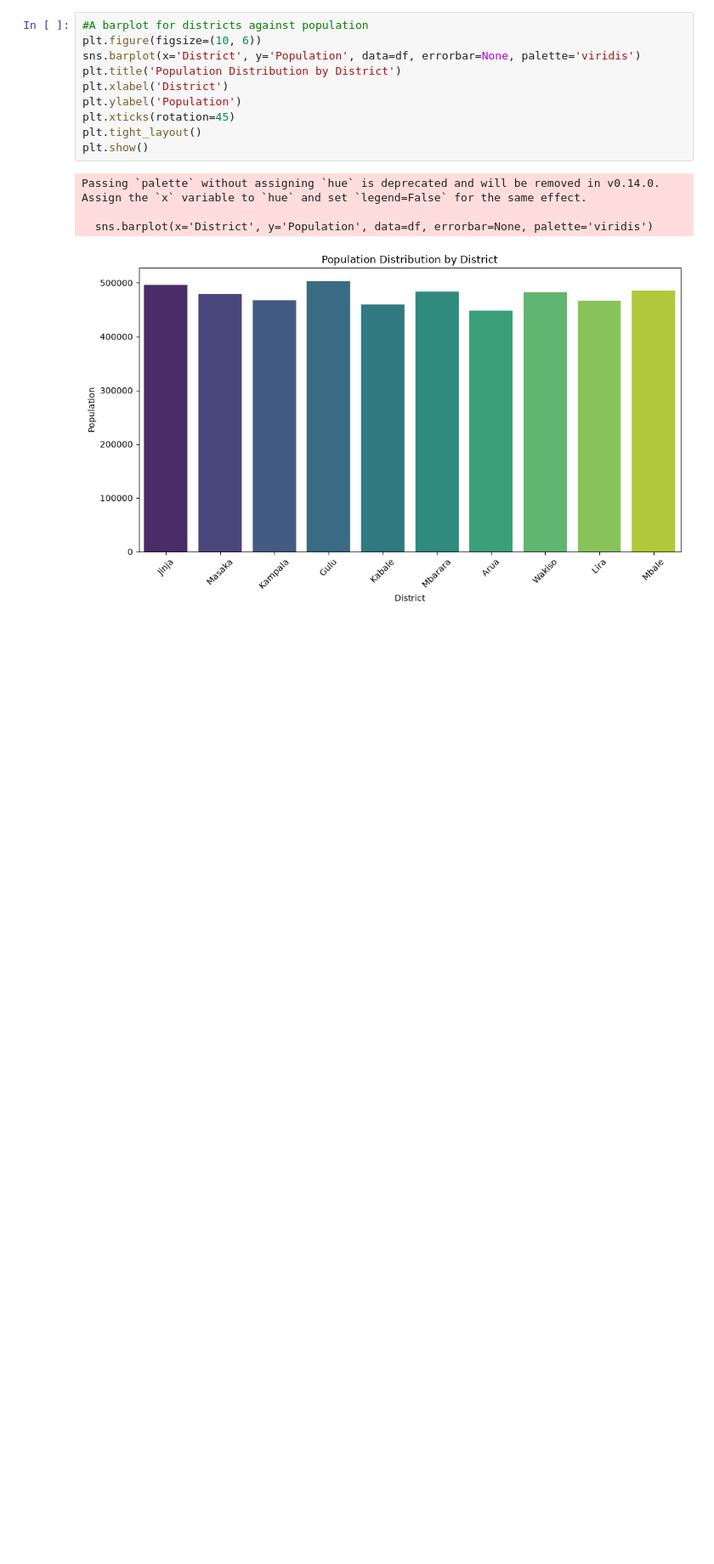
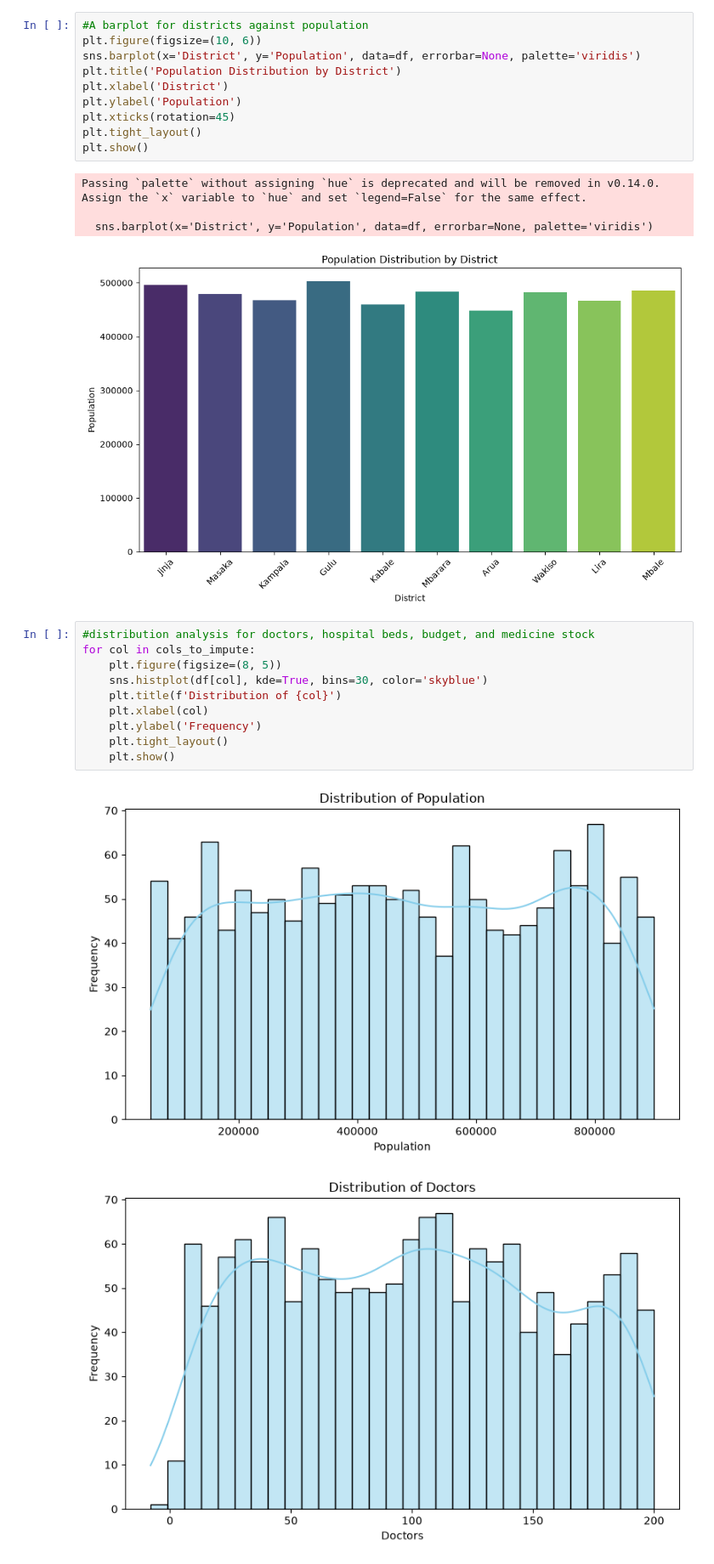
Before and after one commit to Nandrog/Health_Resource_Allocation_Modal, a Jupyter notebook: Health_Resource_Allocation_Model.ipynb, the cells around one changed output. Shown at 85% size. Cells and saved outputs as stored; diff of their text form; blank space fills up the shorter version.

Commit message:
feat: add EDA visualizations to health resource allocation notebook

```diff
--- a/Health_Resource_Allocation_Model.ipynb
+++ b/Health_Resource_Allocation_Model.ipynb
@@ -164,3 +167,16 @@ Passing `palette` without assigning `hue` is deprecated and will be removed in v
 
   sns.barplot(x='District', y='Population', data=df, errorbar=None, palette='viridis')
 [figure]
+# %%
+#distribution analysis for doctors, hospital beds, budget, and medicine stock
+for col in cols_to_impute:
+    plt.figure(figsize=(8, 5))
+    sns.histplot(df[col], kde=True, bins=30, color='skyblue')
+    plt.title(f'Distribution of {col}')
+    plt.xlabel(col)
+    plt.ylabel('Frequency')
+    plt.tight_layout()
+    plt.show()
+# %% [output]
+[figure, added]
+[figure, added]
```
Also changed, not shown: parts of 8 cells of this notebook.
